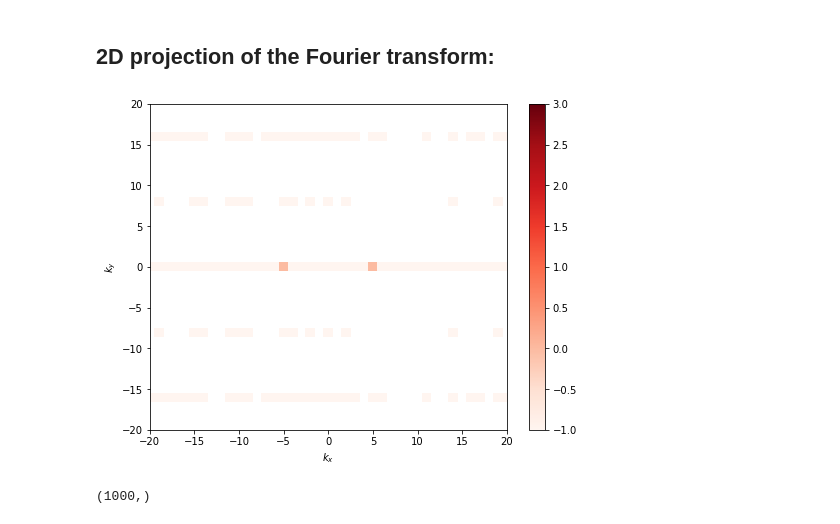
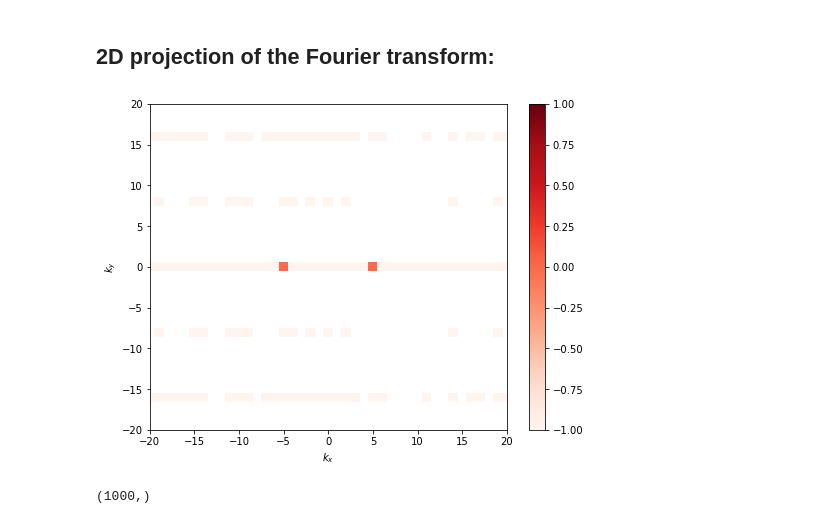
Before and after one commit to wbandabarragan/computational-physics-1, a Jupyter notebook: unit-4/406-2D-Fourier-Transform.ipynb, the cells around one changed output. Saved outputs shown, nothing was run; the diff lists cells and outputs as text; code cells hidden in the pictures.

```diff
--- a/unit-4/406-2D-Fourier-Transform.ipynb
+++ b/unit-4/406-2D-Fourier-Transform.ipynb
@@ -180,19 +198,19 @@ plt.show()
 # %%
 plt.figure(figsize = (8,6))
 
-Z1 = plt.pcolor(freqs_X, freqs_Y, np.log10((2/norm_shifted_Z_f.size)*norm_shifted_Z_f) , shading='auto', cmap = "Reds", vmin = -1, vmax= 3)
+Z1 = plt.pcolor(freqs_X, freqs_Y, np.log10((2/norm_shifted_Z_f.size)*norm_shifted_Z_f) , shading='auto', cmap = "Reds", vmin = -1, vmax= 1)
 
 plt.xlim(-20, 20)
 plt.ylim(-20, 20)
 
 plt.colorbar(Z1)
 
 plt.xlabel(r"$k_x$")
 plt.ylabel(r"$k_y$")
 
 plt.show()
 # %% [output]
-[figure, old version]
+[figure, new version]
 # %%
 slice_ky0 = np.log10((2/norm_shifted_Z_f.size)*norm_shifted_Z_f)[500,:]
 
```
Also changed, not shown: parts of 1 cell of this notebook.
